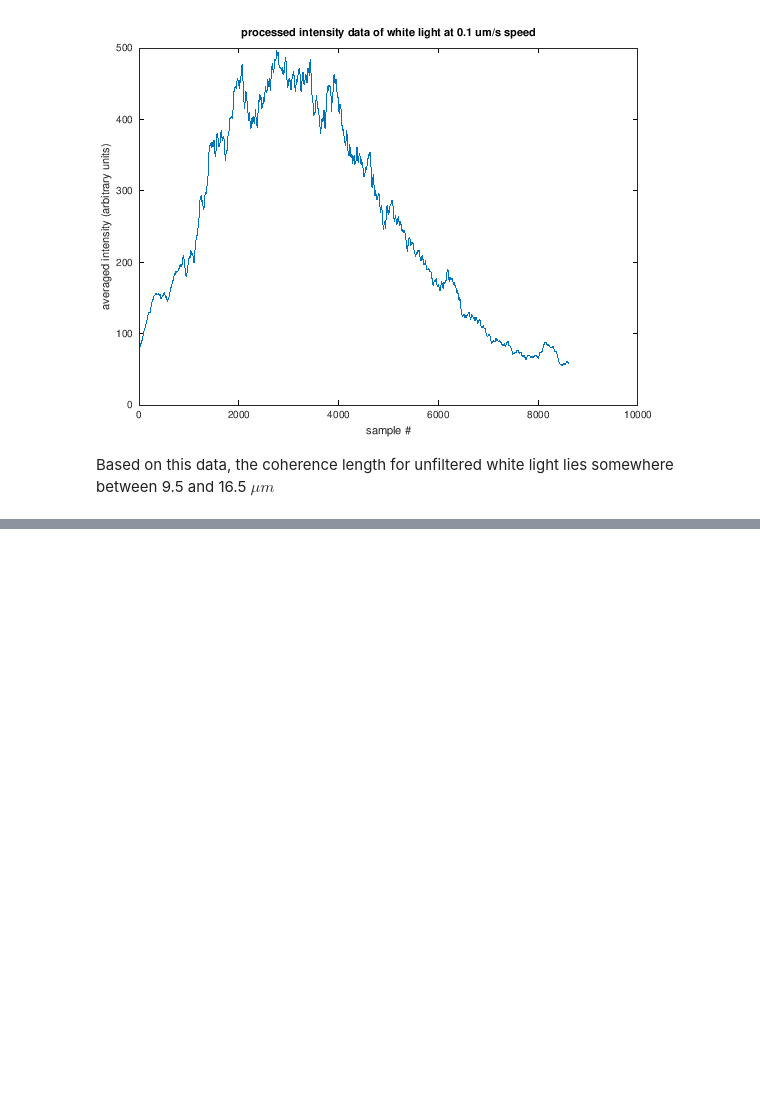
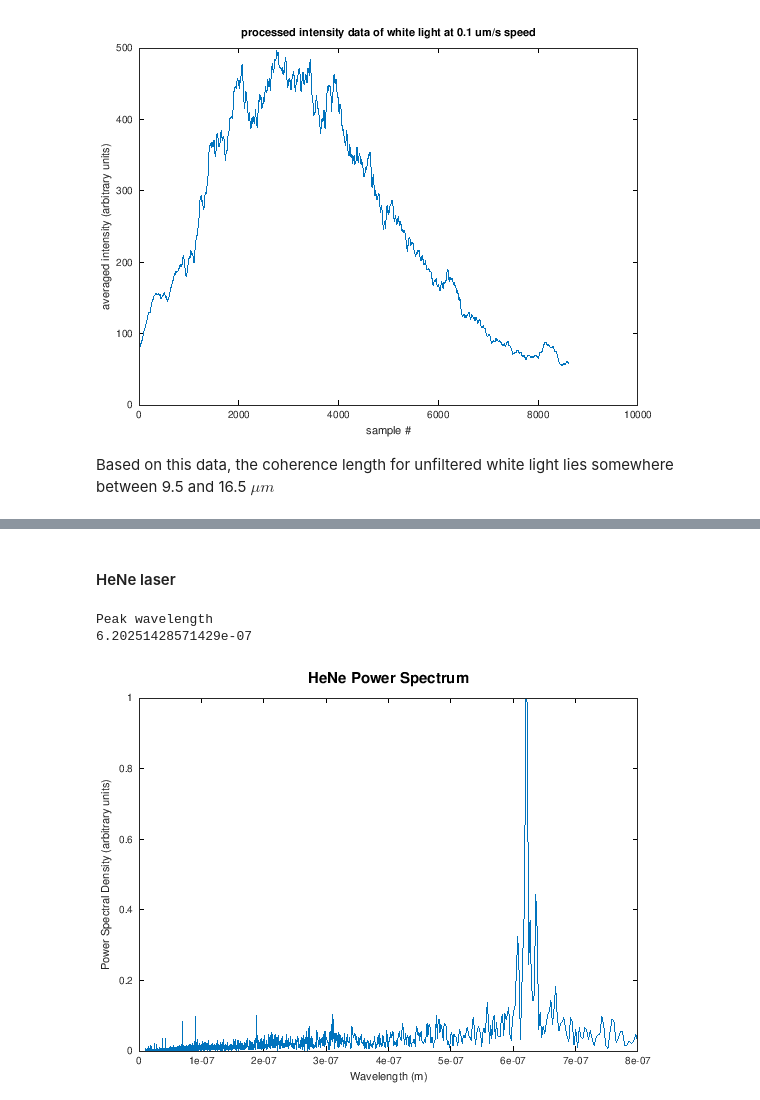
Before and after one commit to jtroo/phys408-lab1, a Jupyter notebook: notebook.ipynb, the cells around one changed output, grey strips where cells are left out. Drawn from its saved outputs; the diff is of its cells as text; code cells hidden in the pictures; blank space fills up the shorter version.

```diff
--- a/notebook.ipynb
+++ b/notebook.ipynb
@@ -822,0 +855,38 @@ between  9.5 and 16.5 $\mu m$
+# %% [markdown]
+#### HeNe laser
+# %%
+M = csvread('test_data-2019-01-23/HeNe-fourier-0.03-0.0001');
+%truncation
+N=M(600:17800);
+data = N;
+%normalization
+ndata = data-mean(data);
+ndata = ndata/(max(ndata));
+L = length(ndata);
+NFFT = 2^nextpow2(L);
+%Fourier Transform
+fftdata = abs(fftshift(fft(ndata,NFFT)));
+fftdata_oneside = fftdata(NFFT/2+2:NFFT);
+%normalization
+nfftdata_oneside = fftdata_oneside/max(fftdata_oneside);
+n=1:1:NFFT/2-1;
+%scaling of x axis (wavelength)
+lambda=zeros(size(fftdata_oneside));
+lambda=NFFT*(5.3*10^-9)./n;
+%plot
+plot(lambda,nfftdata_oneside);
+xlim([0 .0000008])
+xlabel('Wavelength (m)');
+ylabel('Power Spectral Density (arbitrary units)');
+title('HeNe Power Spectrum','FontSize',15);
+result=find(fftdata_oneside==max(fftdata_oneside));
+%peak:
+fftdata_oneside(result);
+disp('Peak wavelength')
+l=lambda(result);
+disp(l)
+hold on
+# %% [output]
+Peak wavelength
+6.20251428571429e-07
+[figure, added]
```
Also changed, not shown: parts of 18 cells of this notebook.
